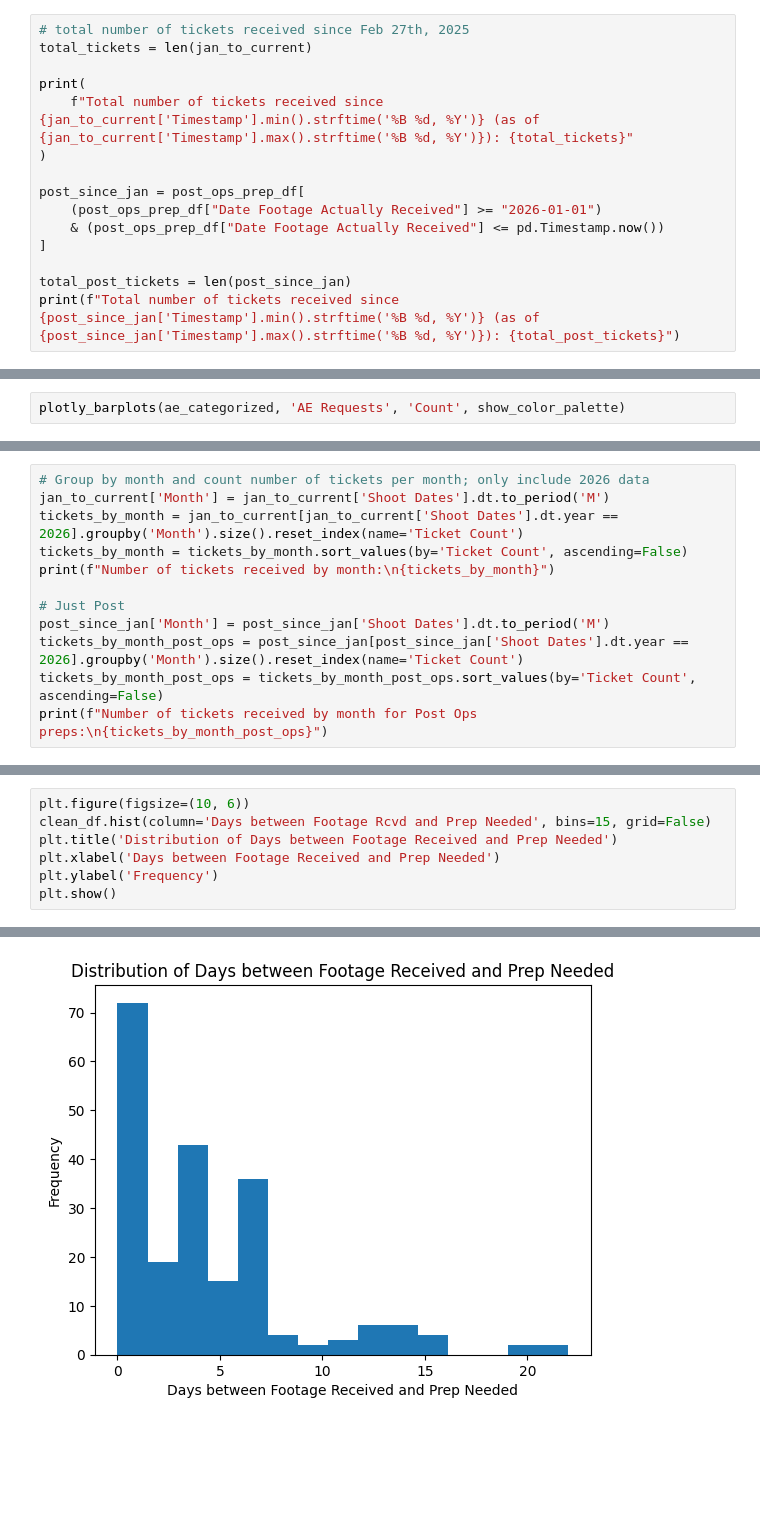
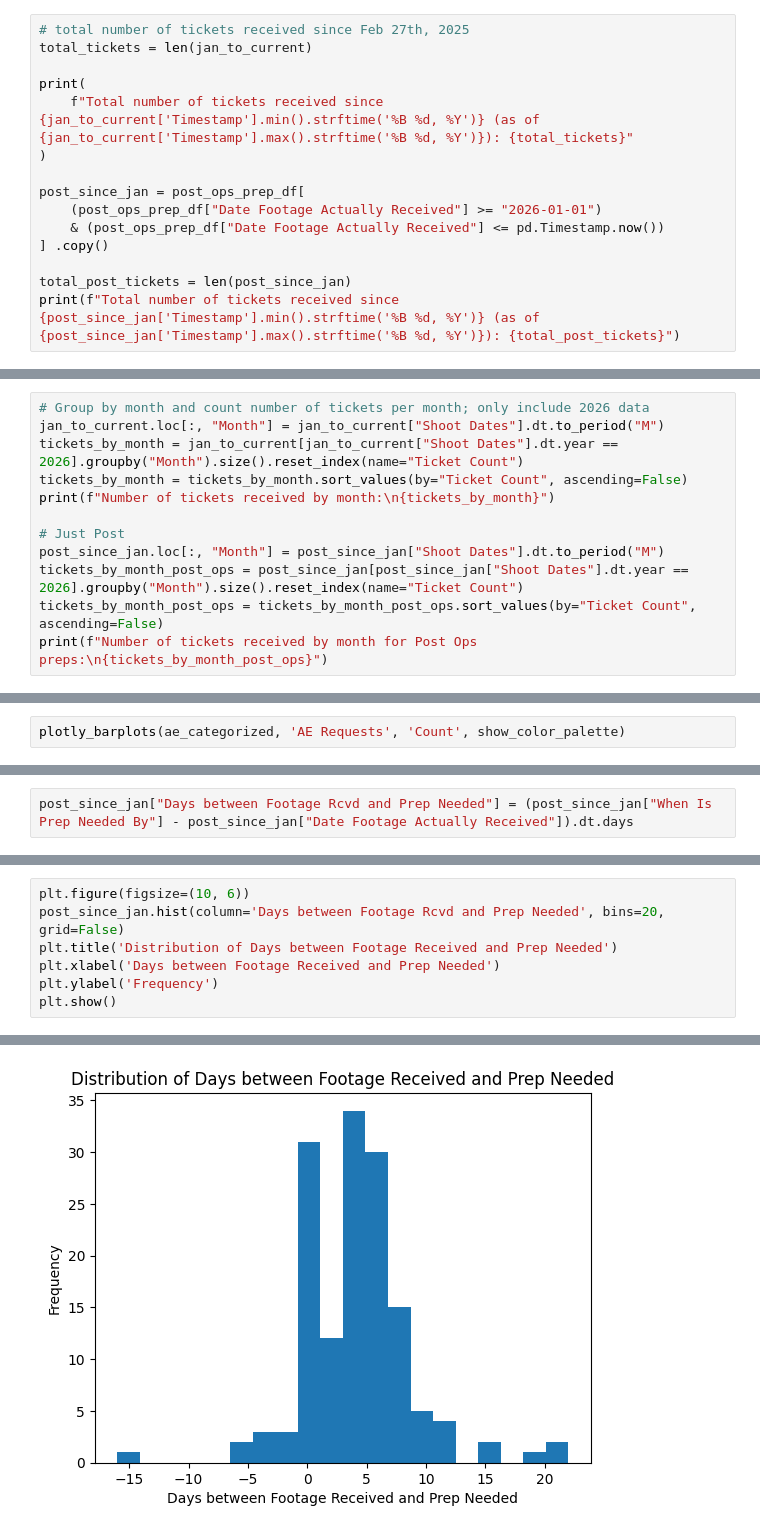
Before and after one commit to FanceeNancy/pre-shoot-ticket, a Jupyter notebook: post_ops_prep_analysis.ipynb, the cells around one changed output, grey strips where cells are left out. Cells and saved outputs as stored; diff of their text form; blank space fills up the shorter version.

```diff
--- a/post_ops_prep_analysis.ipynb
+++ b/post_ops_prep_analysis.ipynb
@@ -817,7 +823,7 @@ print(
 post_since_jan = post_ops_prep_df[
     (post_ops_prep_df["Date Footage Actually Received"] >= "2026-01-01")
     & (post_ops_prep_df["Date Footage Actually Received"] <= pd.Timestamp.now())
-]
+] .copy()
 
 total_post_tickets = len(post_since_jan)
 print(f"Total number of tickets received since {post_since_jan['Timestamp'].min().strftime('%B %d, %Y')} (as of {post_since_jan['Timestamp'].max().strftime('%B %d, %Y')}): {total_post_tickets}")
@@ -900,0 +1425,12 @@ plotly_barplots(avg_days_to_prep_by_series, 'Series', 'Average Days to Prep', sh
+# %%
+# Group by month and count number of tickets per month; only include 2026 data
+jan_to_current.loc[:, "Month"] = jan_to_current["Shoot Dates"].dt.to_period("M")
+tickets_by_month = jan_to_current[jan_to_current["Shoot Dates"].dt.year == 2026].groupby("Month").size().reset_index(name="Ticket Count")
+tickets_by_month = tickets_by_month.sort_values(by="Ticket Count", ascending=False)
+print(f"Number of tickets received by month:\n{tickets_by_month}")
+
+# Just Post
+post_since_jan.loc[:, "Month"] = post_since_jan["Shoot Dates"].dt.to_period("M")
+tickets_by_month_post_ops = post_since_jan[post_since_jan["Shoot Dates"].dt.year == 2026].groupby("Month").size().reset_index(name="Ticket Count")
+tickets_by_month_post_ops = tickets_by_month_post_ops.sort_values(by="Ticket Count", ascending=False)
+print(f"Number of tickets received by month for Post Ops preps:\n{tickets_by_month_post_ops}")
@@ -1088,12 +2074,0 @@ plotly_barplots(tickets_by_producer, 'Email Address', 'Ticket Count', color_pale
-# %%
-# Group by month and count number of tickets per month; only include 2026 data
-jan_to_current['Month'] = jan_to_current['Shoot Dates'].dt.to_period('M')
-tickets_by_month = jan_to_current[jan_to_current['Shoot Dates'].dt.year == 2026].groupby('Month').size().reset_index(name='Ticket Count')
-tickets_by_month = tickets_by_month.sort_values(by='Ticket Count', ascending=False)
-print(f"Number of tickets received by month:\n{tickets_by_month}")
-
-# Just Post
-post_since_jan['Month'] = post_since_jan['Shoot Dates'].dt.to_period('M')
-tickets_by_month_post_ops = post_since_jan[post_since_jan['Shoot Dates'].dt.year == 2026].groupby('Month').size().reset_index(name='Ticket Count')
-tickets_by_month_post_ops = tickets_by_month_post_ops.sort_values(by='Ticket Count', ascending=False)
-print(f"Number of tickets received by month for Post Ops preps:\n{tickets_by_month_post_ops}")
@@ -1700,0 +2077,2 @@ plot_shoot_days_and_prep_days_subplots_plotly(
+# %%
+post_since_jan["Days between Footage Rcvd and Prep Needed"] = (post_since_jan["When Is Prep Needed By"] - post_since_jan["Date Footage Actually Received"]).dt.days
@@ -1701,11 +2084,11 @@ plot_shoot_days_and_prep_days_subplots_plotly(
 # %%
 plt.figure(figsize=(10, 6))
-clean_df.hist(column='Days between Footage Rcvd and Prep Needed', bins=15, grid=False)
+post_since_jan.hist(column='Days between Footage Rcvd and Prep Needed', bins=20, grid=False)
 plt.title('Distribution of Days between Footage Received and Prep Needed')
 plt.xlabel('Days between Footage Received and Prep Needed')
 plt.ylabel('Frequency')
 plt.show()
 # %% [output]
 <Figure size 1000x600 with 0 Axes>
-[figure, old version]
+[figure, new version]
 # %% [markdown]
```
Also changed, not shown: parts of 154 cells of this notebook.
